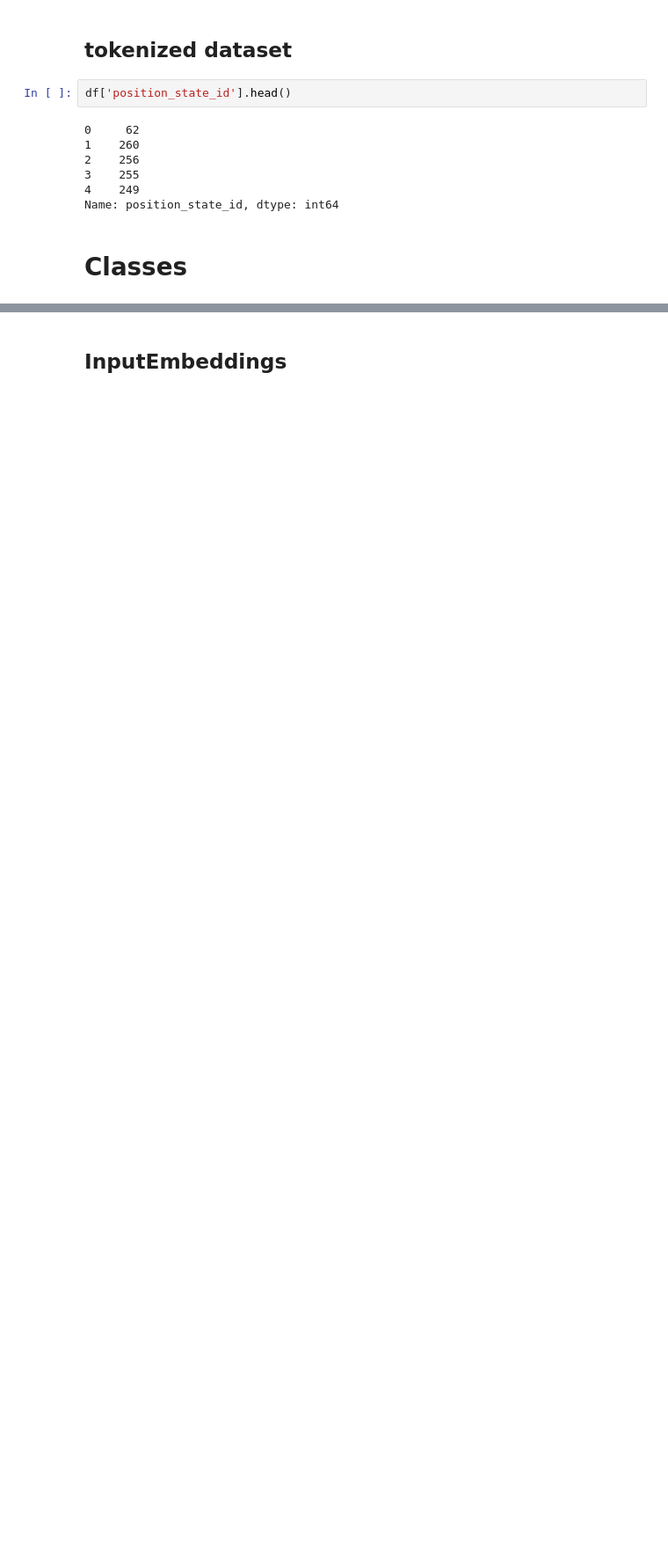
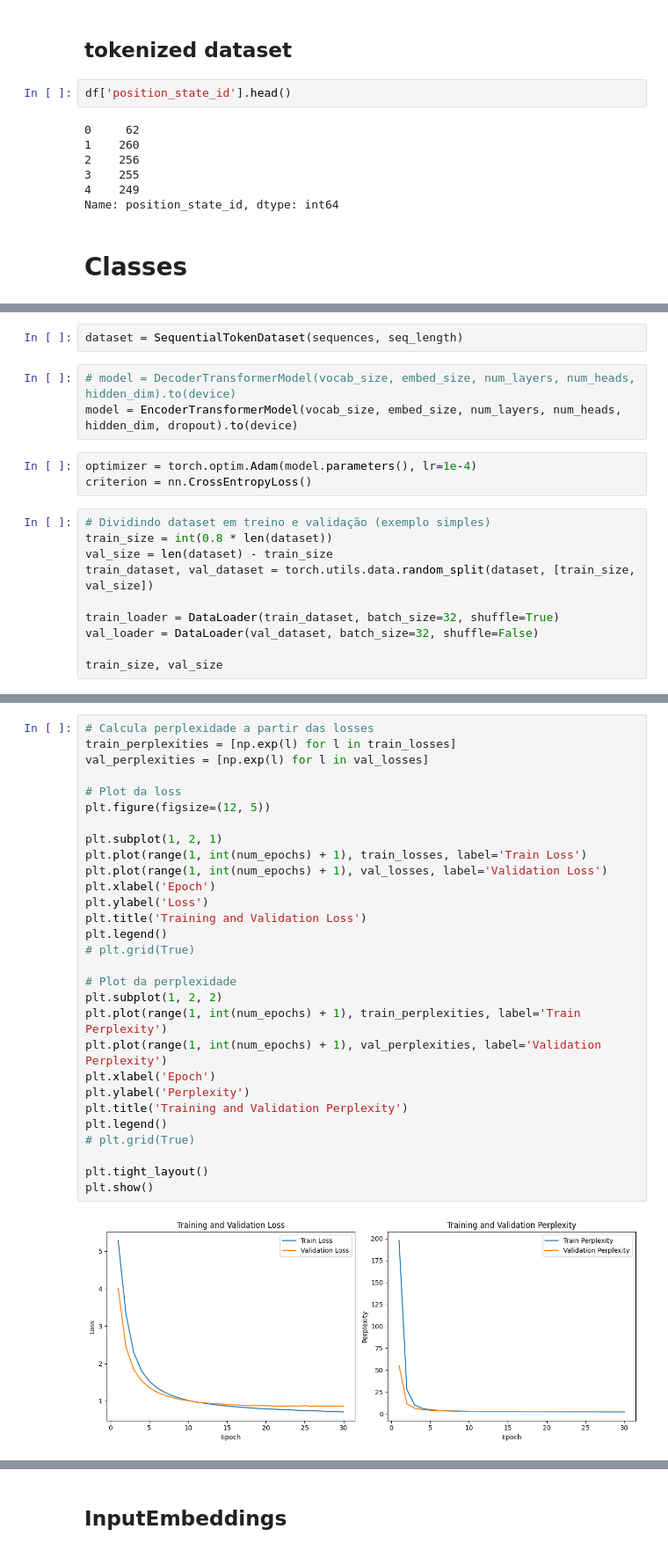
Before and after one commit to mgteus/navitrans, a Jupyter notebook: navitran_vizz_reboot.ipynb, the cells around one changed output, grey strips where cells are left out. Shown at 88% size. Saved outputs shown, nothing was run; the diff lists cells and outputs as text; blank space fills up the shorter version.

```diff
--- a/navitran_vizz_reboot.ipynb
+++ b/navitran_vizz_reboot.ipynb
@@ -63,0 +212,18 @@ Name: position_state_id, dtype: int64
+# %%
+dataset = SequentialTokenDataset(sequences, seq_length)
+# %%
+# model = DecoderTransformerModel(vocab_size, embed_size, num_layers, num_heads, hidden_dim).to(device)
+model = EncoderTransformerModel(vocab_size, embed_size, num_layers, num_heads, hidden_dim, dropout).to(device)
+# %%
+optimizer = torch.optim.Adam(model.parameters(), lr=1e-4)
+criterion = nn.CrossEntropyLoss()
+# %%
+# Dividindo dataset em treino e validação (exemplo simples)
+train_size = int(0.8 * len(dataset))
+val_size = len(dataset) - train_size
+train_dataset, val_dataset = torch.utils.data.random_split(dataset, [train_size, val_size])
+
+train_loader = DataLoader(train_dataset, batch_size=32, shuffle=True)
+val_loader = DataLoader(val_dataset, batch_size=32, shuffle=False)
+
+train_size, val_size
@@ -63,0 +287,31 @@ Name: position_state_id, dtype: int64
+# %%
+# Calcula perplexidade a partir das losses
+train_perplexities = [np.exp(l) for l in train_losses]
+val_perplexities = [np.exp(l) for l in val_losses]
+
+# Plot da loss
+plt.figure(figsize=(12, 5))
+
+plt.subplot(1, 2, 1)
+plt.plot(range(1, int(num_epochs) + 1), train_losses, label='Train Loss')
+plt.plot(range(1, int(num_epochs) + 1), val_losses, label='Validation Loss')
+plt.xlabel('Epoch')
+plt.ylabel('Loss')
+plt.title('Training and Validation Loss')
+plt.legend()
+# plt.grid(True)
+
+# Plot da perplexidade
+plt.subplot(1, 2, 2)
+plt.plot(range(1, int(num_epochs) + 1), train_perplexities, label='Train Perplexity')
+plt.plot(range(1, int(num_epochs) + 1), val_perplexities, label='Validation Perplexity')
+plt.xlabel('Epoch')
+plt.ylabel('Perplexity')
+plt.title('Training and Validation Perplexity')
+plt.legend()
+# plt.grid(True)
+
+plt.tight_layout()
+plt.show()
+# %% [output]
+[figure, added]
```
Also changed, not shown: parts of 9 cells of this notebook, 2 other files.
